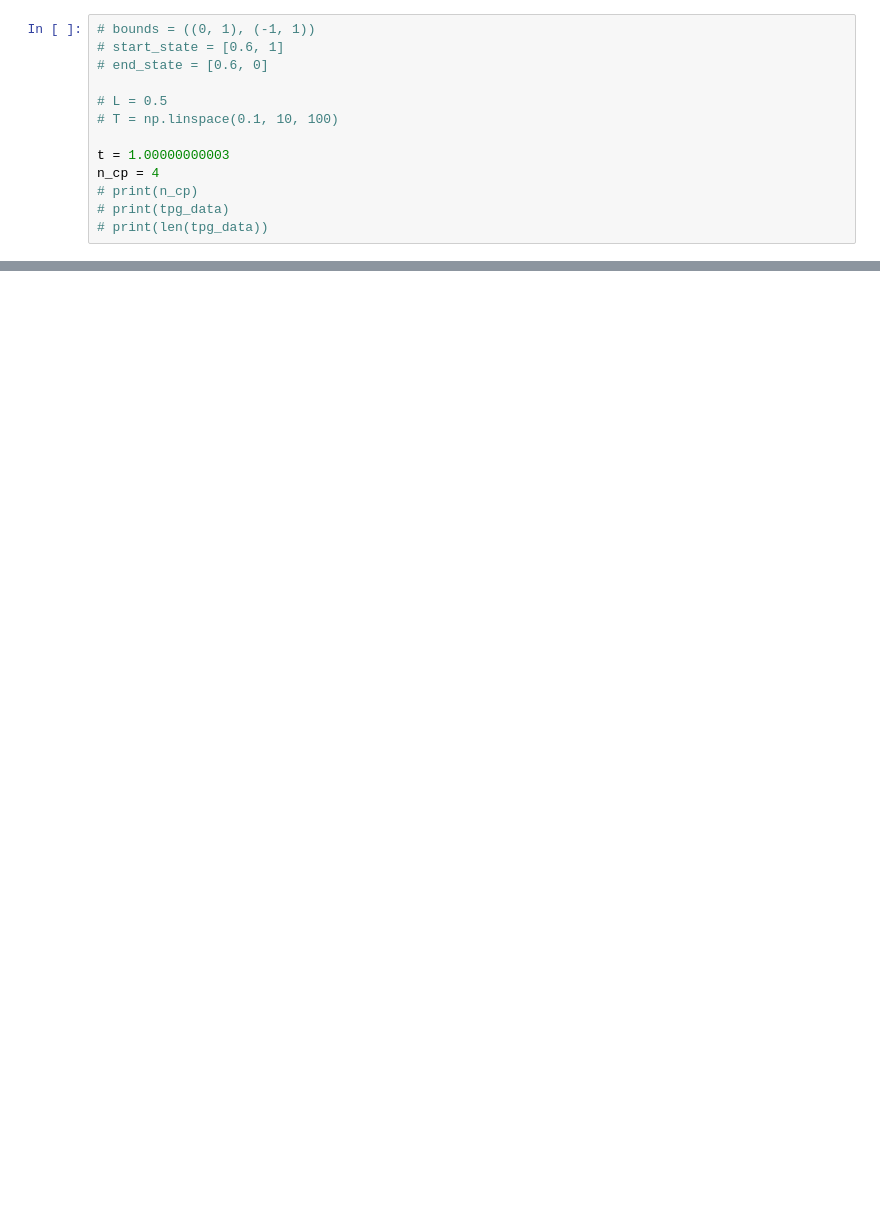
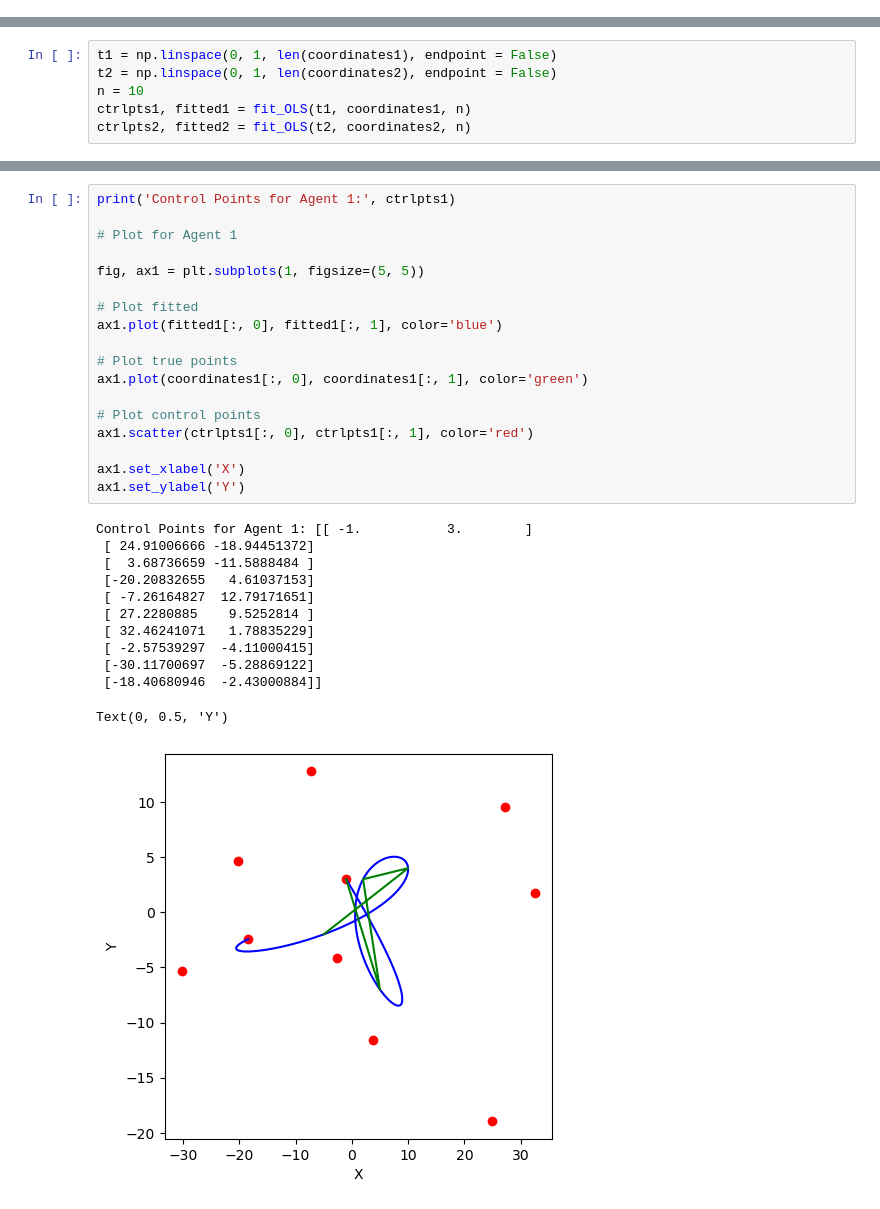
Before and after one commit to shravankumargulvadi/Robust-Multi-Agent-Motion-Planning, a Jupyter notebook: KDN/harvey.ipynb, the cells around one changed output, grey strips where cells are left out. Cells and saved outputs as stored; diff of their text form; blank space fills up the shorter version.

```diff
--- a/KDN/harvey.ipynb
+++ b/KDN/harvey.ipynb
@@ -184,13 +16,0 @@ The TPG does NOT contain any cycles.
-# %%
-# bounds = ((0, 1), (-1, 1))
-# start_state = [0.6, 1]
-# end_state = [0.6, 0]
-
-# L = 0.5
-# T = np.linspace(0.1, 10, 100)
-
-t = 1.00000000003
-n_cp = 4
-# print(n_cp)
-# print(tpg_data)
-# print(len(tpg_data))
@@ -250,0 +311,6 @@ Agent 1 Control Points: {'Control Points': [[0.0], [0.0], [0.0], [0.0]]}
+# %%
+t1 = np.linspace(0, 1, len(coordinates1), endpoint = False)
+t2 = np.linspace(0, 1, len(coordinates2), endpoint = False)
+n = 10
+ctrlpts1, fitted1 = fit_OLS(t1, coordinates1, n)
+ctrlpts2, fitted2 = fit_OLS(t2, coordinates2, n)
@@ -250,0 +350,31 @@ Agent 1 Control Points: {'Control Points': [[0.0], [0.0], [0.0], [0.0]]}
+# %%
+print('Control Points for Agent 1:', ctrlpts1)
+
+# Plot for Agent 1
+
+fig, ax1 = plt.subplots(1, figsize=(5, 5))
+
+# Plot fitted
+ax1.plot(fitted1[:, 0], fitted1[:, 1], color='blue')
+
+# Plot true points
+ax1.plot(coordinates1[:, 0], coordinates1[:, 1], color='green')
+
+# Plot control points
+ax1.scatter(ctrlpts1[:, 0], ctrlpts1[:, 1], color='red')
+
+ax1.set_xlabel('X')
+ax1.set_ylabel('Y')
+# %% [output]
+Control Points for Agent 1: [[ -1.           3.        ]
+ [ 24.91006666 -18.94451372]
+ [  3.68736659 -11.5888484 ]
+ [-20.20832655   4.61037153]
+ [ -7.26164827  12.79171651]
+ [ 27.2280885    9.5252814 ]
+ [ 32.46241071   1.78835229]
+ [ -2.57539297  -4.11000415]
+ [-30.11700697  -5.28869122]
+ [-18.40680946  -2.43000884]]
+Text(0, 0.5, 'Y')
+[figure, added]
```
Also changed, not shown: parts of 10 cells of this notebook.
